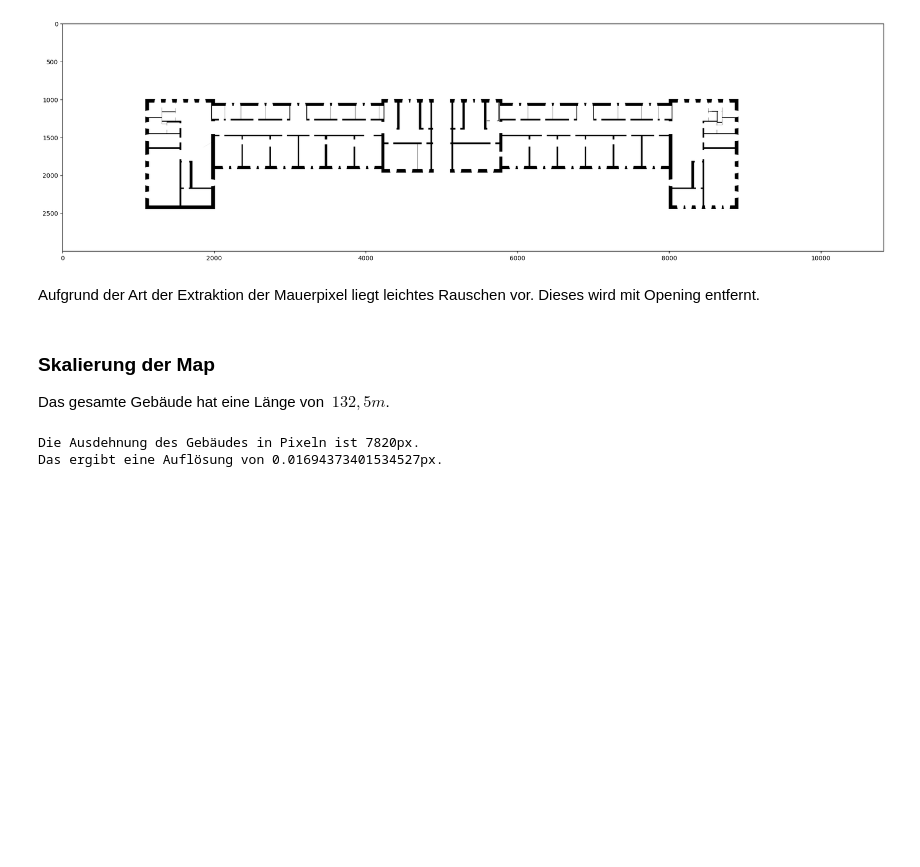
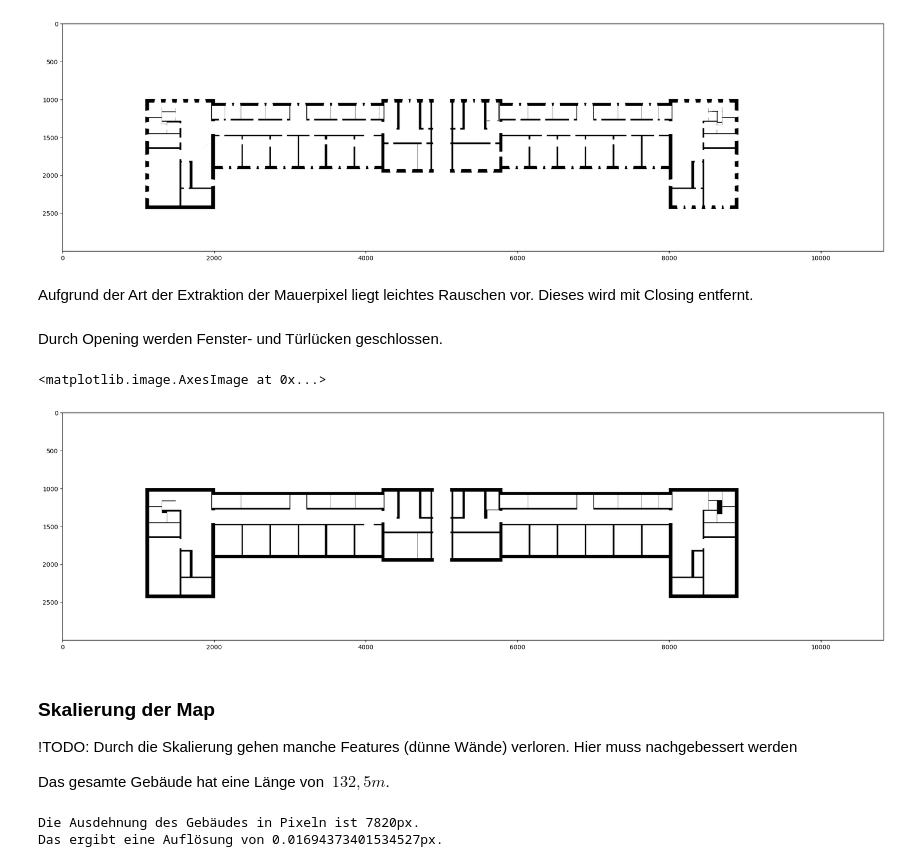
Before and after one commit to M4ngo404/embedded_intelligence, a Jupyter notebook: notebooks/260623_map_generation.ipynb, the cells around one changed output. Saved outputs shown, nothing was run; the diff lists cells and outputs as text; code cells hidden in the pictures; blank space fills up the shorter version.

Commit message:
Improved map generation by closing doors and windows

```diff
--- a/notebooks/260623_map_generation.ipynb
+++ b/notebooks/260623_map_generation.ipynb
@@ -34,13 +34,13 @@ np.unique(img_eg, return_counts=True)
 ### Mauerpixel extrahieren
 Hintergrundpixel haben die Intensität 255. Mauerpixel werden durch die Pixel mit dem zweithöchsten Vorkommen (Intensität 219) repräsentiert.
 # %%
-img_filtered = np.ones_like(img_eg)
-img_filtered[img_eg == 219] = 0
+img_eg_filtered = np.ones_like(img_eg)
+img_eg_filtered[img_eg == 219] = 0
 
 plt.figure(figsize=(24,16))
-plt.imshow(img_filtered, cmap='gray')
+plt.imshow(img_eg_filtered, cmap='gray')
 # %% [output]
 <matplotlib.image.AxesImage at 0x...>
 [figure]
 # %% [markdown]
-Aufgrund der Art der Extraktion der Mauerpixel liegt leichtes Rauschen vor. Dieses wird mit Opening entfernt.
+Aufgrund der Art der Extraktion der Mauerpixel liegt leichtes Rauschen vor. Dieses wird mit Closing entfernt.
@@ -47 +53,3 @@ Aufgrund der Art der Extraktion der Mauerpixel liegt leichtes Rauschen vor. Dies
+# %% [markdown]
+Durch Opening werden Fenster- und Türlücken geschlossen.
 # %%
@@ -53,5 +73,13 @@ occupancy_map = cv2.morphologyEx(
+# %%
+plt.figure(figsize=(24,16))
+plt.imshow(occupancy_map_eg, cmap='gray')
+# %% [output]
+<matplotlib.image.AxesImage at 0x...>
+[figure, added]
 # %% [markdown]
 ### Skalierung der Map
+!TODO: Durch die Skalierung gehen manche Features (dünne Wände) verloren. Hier muss nachgebessert werden
+
 Das gesamte Gebäude hat eine Länge von $~132,5m$.
 # %%
 extent_m = 132.5
```
Also changed, not shown: parts of 30 cells of this notebook, 4 other files.
